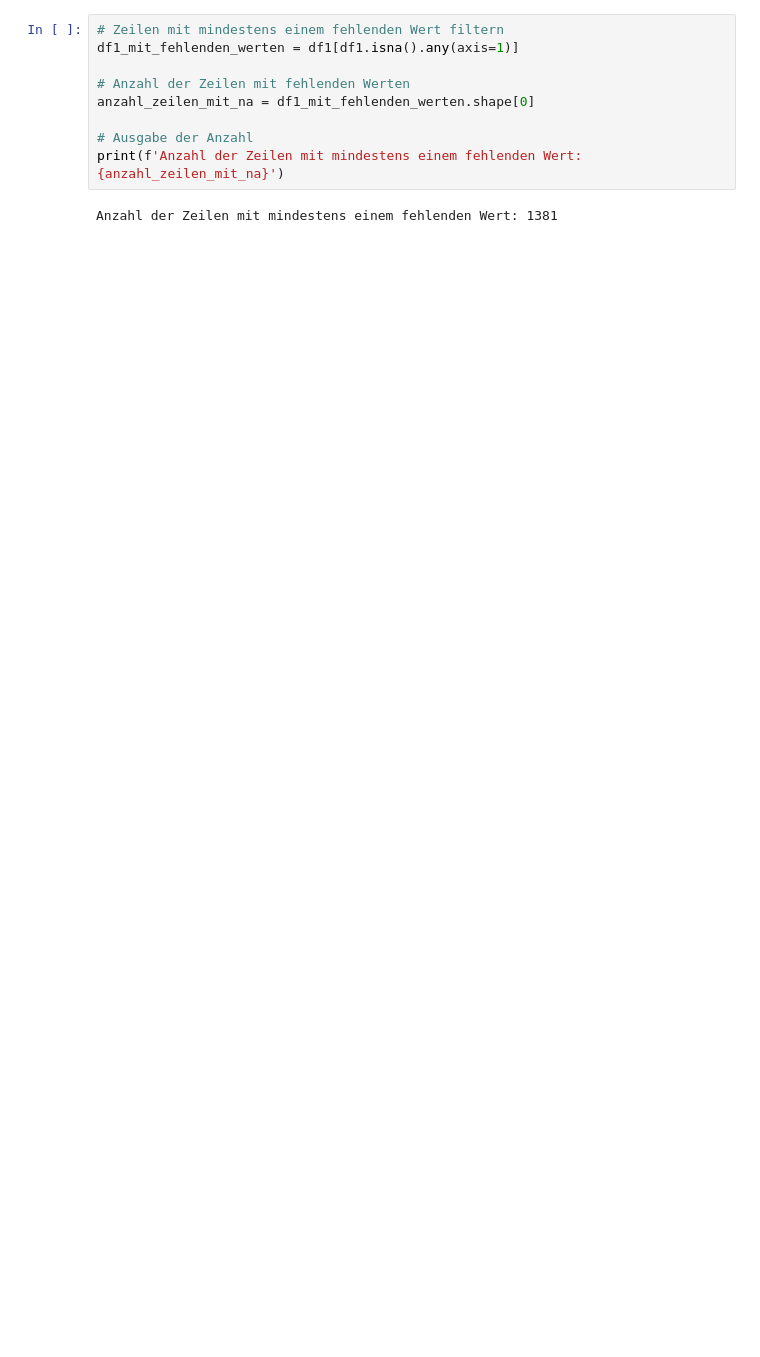
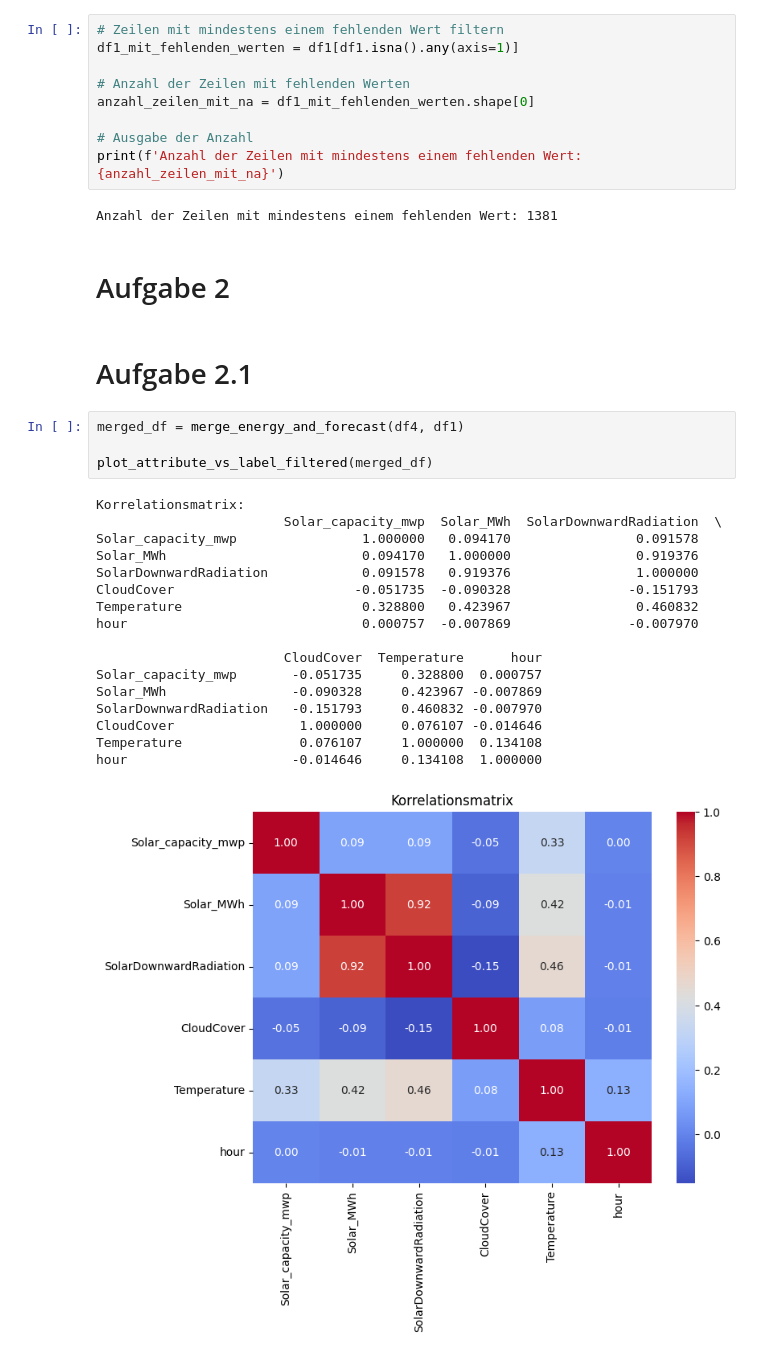
Before and after one commit to QMoWo/ML1-SolarForecasting_PowerRangers, a Jupyter notebook: Analyse_Training/test_jd.ipynb, the cells around one changed output. Saved outputs shown, nothing was run; the diff lists cells and outputs as text; blank space fills up the shorter version.

```diff
--- a/Analyse_Training/test_jd.ipynb
+++ b/Analyse_Training/test_jd.ipynb
@@ -94,3 +118,29 @@ anzahl_zeilen_mit_na = df1_mit_fehlenden_werten.shape[0]
 print(f'Anzahl der Zeilen mit mindestens einem fehlenden Wert: {anzahl_zeilen_mit_na}')
 # %% [output]
 Anzahl der Zeilen mit mindestens einem fehlenden Wert: 1381
+# %% [markdown]
+# Aufgabe 2
+# %% [markdown]
+# Aufgabe 2.1
+# %%
+merged_df = merge_energy_and_forecast(df4, df1)
+
+plot_attribute_vs_label_filtered(merged_df)
+# %% [output]
+Korrelationsmatrix:
+                        Solar_capacity_mwp  Solar_MWh  SolarDownwardRadiation  \
+Solar_capacity_mwp                1.000000   0.094170                0.091578
+Solar_MWh                         0.094170   1.000000                0.919376
+SolarDownwardRadiation            0.091578   0.919376                1.000000
+CloudCover                       -0.051735  -0.090328               -0.151793
+Temperature                       0.328800   0.423967                0.460832
+hour                              0.000757  -0.007869               -0.007970
+
+                        CloudCover  Temperature      hour
+Solar_capacity_mwp       -0.051735     0.328800  0.000757
+Solar_MWh                -0.090328     0.423967 -0.007869
+SolarDownwardRadiation   -0.151793     0.460832 -0.007970
+CloudCover                1.000000     0.076107 -0.014646
+Temperature               0.076107     1.000000  0.134108
+hour                     -0.014646     0.134108  1.000000
+[figure, added]
```
Also changed, not shown: parts of 12 cells of this notebook, 3 other files.
